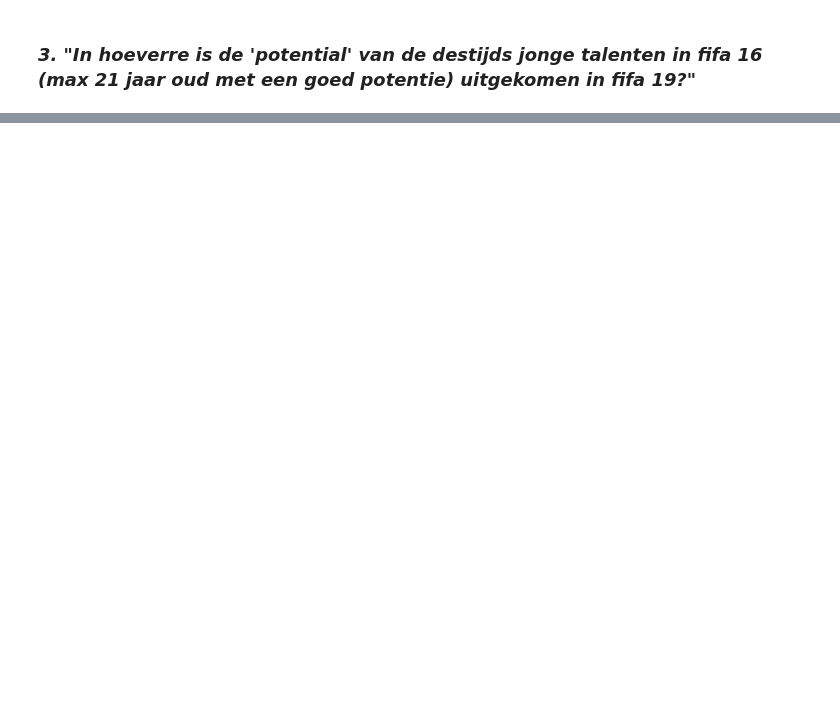
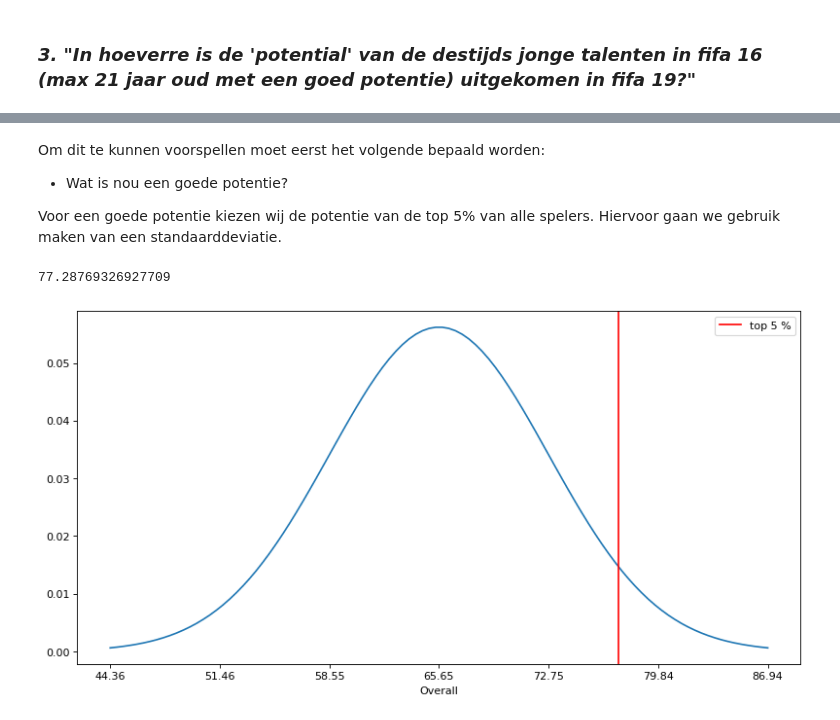
Before and after one commit to Redouanelh/casusopdracht, a Jupyter notebook: fifa19/casusopdracht_onderzoeksvragen.ipynb, the cells around one changed output, grey strips where cells are left out. Drawn from its saved outputs; the diff is of its cells as text; code cells hidden in the pictures; blank space fills up the shorter version.

```diff
--- a/fifa19/casusopdracht_onderzoeksvragen.ipynb
+++ b/fifa19/casusopdracht_onderzoeksvragen.ipynb
@@ -755,0 +776,32 @@ array([[4.78328409e-078, 1.00000000e+000, 0.00000000e+000,
+# %% [markdown]
+Om dit te kunnen voorspellen moet eerst het volgende bepaald worden:
+- Wat is nou een goede potentie?
+
+Voor een goede potentie kiezen wij de potentie van de top 5% van alle spelers. Hiervoor gaan we gebruik maken van een standaarddeviatie.
+# %%
+mu = extern_source['overall'].mean()
+sigma = extern_source['overall'].std()
+
+top5 = mu + 1.64*sigma
+top5
+# %% [output]
+77.28769326927709
+# %%
+overallverdeling = stats.norm(loc=mu,scale=sigma)
+
+x = np.linspace(mu-3*sigma, mu+3*sigma, 100)
+y = overallverdeling.pdf(x)
+
+plt.figure(figsize=(12,6), dpi=80)
+
+plt.plot(x,y)
+
+plt.xticks(np.linspace(mu-3*sigma,mu+3*sigma,7))
+plt.xlabel("Overall")
+plt.axvline(top5, c='r', label="top 5 %")
+
+plt.legend()
+
+plt.show()
+# %% [output]
+[figure, added]
```
Also changed, not shown: parts of 12 cells of this notebook.
